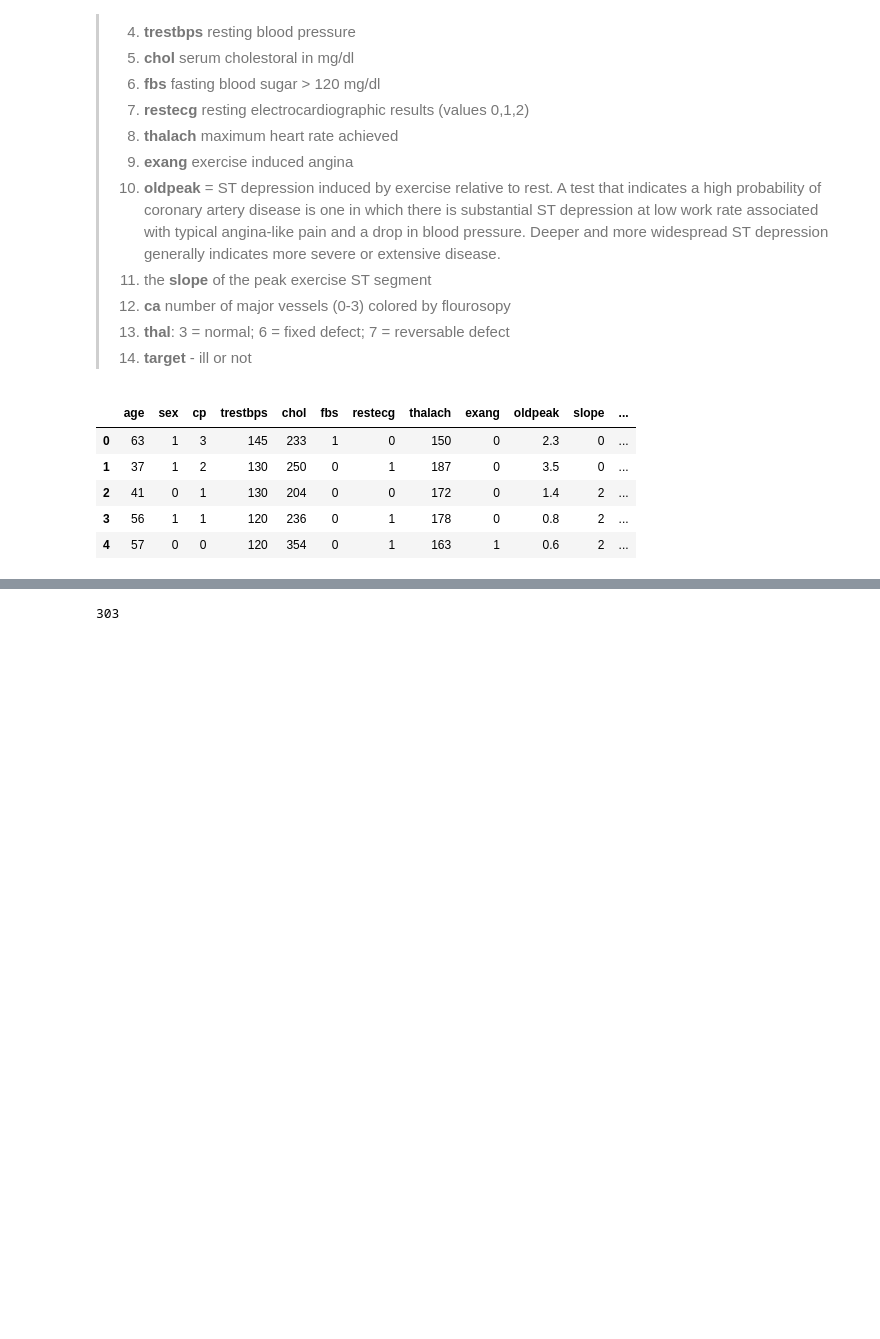
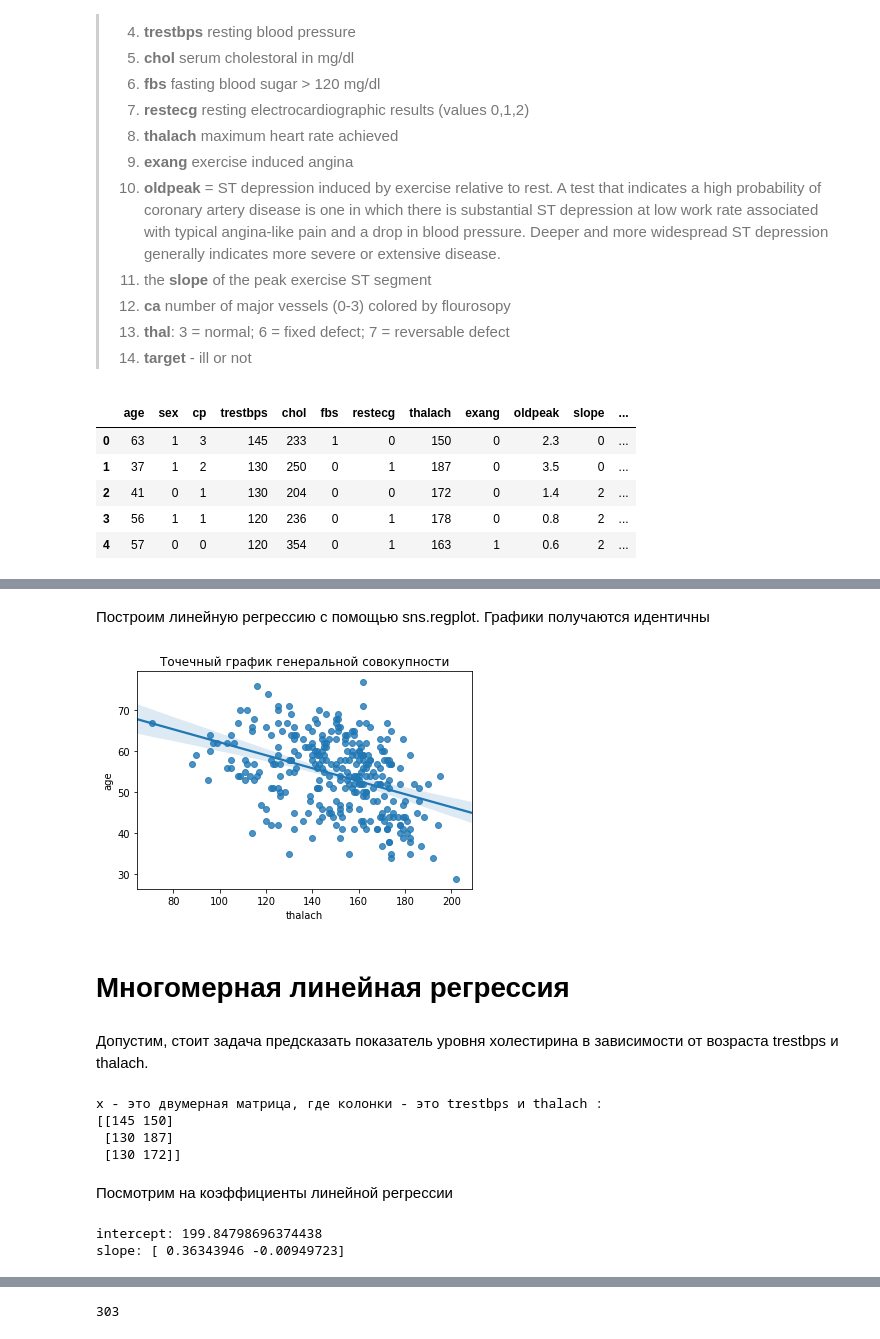
Before and after one commit to SIzrantsev/netology_statistics, a Jupyter notebook: lecture_3.ipynb, the cells around one changed output, grey strips where cells are left out. Saved outputs shown, nothing was run; the diff lists cells and outputs as text; code cells hidden in the pictures; blank space fills up the shorter version.

```diff
--- a/lecture_3.ipynb
+++ b/lecture_3.ipynb
@@ -44,0 +94,37 @@ data.head()
+# %% [markdown]
+Построим линейную регрессию с помощью sns.regplot. Графики получаются идентичны
+# %%
+sns.regplot(x= thalach, y=data['age'],data=data, fit_reg=True)
+plt.xlabel('thalach')
+plt.ylabel('age')
+plt.title('Точечный график генеральной совокупности')
+plt.show()
+# %% [output]
+[figure, added]
+# %% [markdown]
+# Многомерная линейная регрессия
+# %% [markdown]
+Допустим, стоит задача предсказать показатель уровня холестирина в зависимости от возраста trestbps и thalach.
+# %%
+trestbps = data['trestbps']
+thalach = data['thalach']
+chol = data['chol']
+x = np.vstack([np.array(trestbps), np.array(thalach)]).T
+print('x - это двумерная матрица, где колонки - это trestbps и thalach : ')
+print(x[:3])
+y = np.array(chol)
+model = LinearRegression().fit(x, y)
+# %% [output]
+x - это двумерная матрица, где колонки - это trestbps и thalach :
+[[145 150]
+ [130 187]
+ [130 172]]
+# %% [markdown]
+Посмотрим на коэффициенты линейной регрессии
+# %%
+print('intercept:', model.intercept_)
+
+print('slope:', model.coef_)
+# %% [output]
+intercept: 199.84798696374438
+slope: [ 0.36343946 -0.00949723]
```
Also changed, not shown: parts of 16 cells of this notebook, 1 other file.
